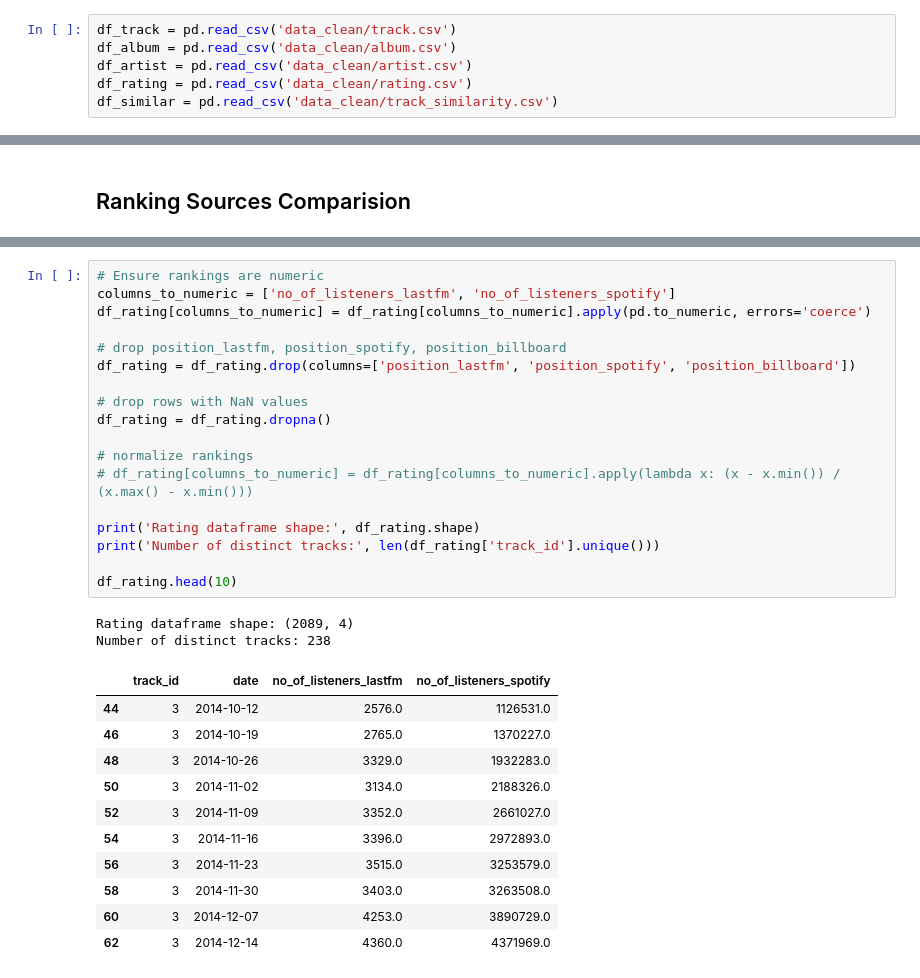
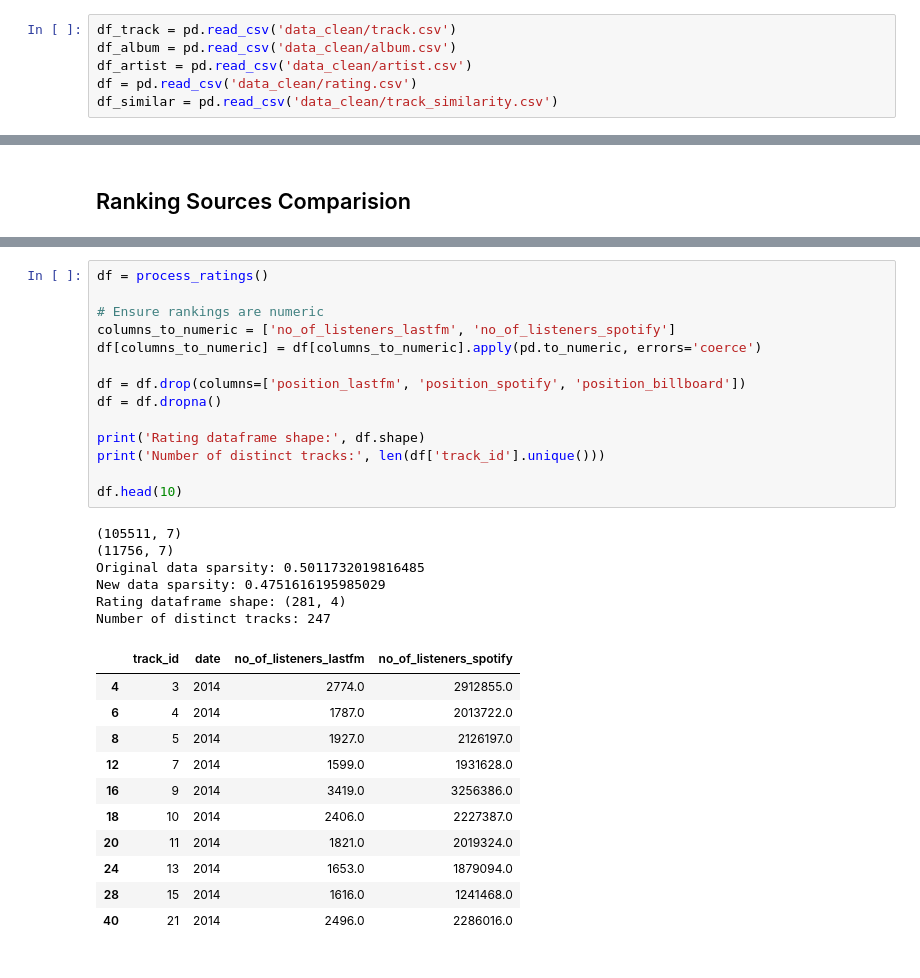
Before and after one commit to m21ark/s_music, a Jupyter notebook: task_1.ipynb, the cells around one changed output, grey strips where cells are left out. Saved outputs shown, nothing was run; the diff lists cells and outputs as text.

```diff
--- a/task_1.ipynb
+++ b/task_1.ipynb
@@ -14,7 +14,7 @@ import seaborn as sns
 df_track = pd.read_csv('data_clean/track.csv')
 df_album = pd.read_csv('data_clean/album.csv')
 df_artist = pd.read_csv('data_clean/artist.csv')
-df_rating = pd.read_csv('data_clean/rating.csv')
+df = pd.read_csv('data_clean/rating.csv')
 df_similar = pd.read_csv('data_clean/track_similarity.csv')
 # %% [markdown]
 ### Functions Definitions
@@ -99,34 +157,34 @@ df_rating.head(10)
 # %%
+df = process_ratings()
+
 # Ensure rankings are numeric
 columns_to_numeric = ['no_of_listeners_lastfm', 'no_of_listeners_spotify']
-df_rating[columns_to_numeric] = df_rating[columns_to_numeric].apply(pd.to_numeric, errors='coerce')
+df[columns_to_numeric] = df[columns_to_numeric].apply(pd.to_numeric, errors='coerce')
 
-# drop position_lastfm, position_spotify, position_billboard
-df_rating = df_rating.drop(columns=['position_lastfm', 'position_spotify', 'position_billboard'])
+df = df.drop(columns=['position_lastfm', 'position_spotify', 'position_billboard'])
+df = df.dropna()
 
-# drop rows with NaN values
-df_rating = df_rating.dropna()
+print('Rating dataframe shape:', df.shape)
+print('Number of distinct tracks:', len(df['track_id'].unique()))
 
-# normalize rankings
-# df_rating[columns_to_numeric] = df_rating[columns_to_numeric].apply(lambda x: (x - x.min()) / (x.max() - x.min()))
-
-print('Rating dataframe shape:', df_rating.shape)
-print('Number of distinct tracks:', len(df_rating['track_id'].unique()))
-
-df_rating.head(10)
+df.head(10)
 # %% [output]
-Rating dataframe shape: (2089, 4)
-Number of distinct tracks: 238
+(105511, 7)
+(11756, 7)
+Original data sparsity: 0.5011732019816485
+New data sparsity: 0.4751616195985029
+Rating dataframe shape: (281, 4)
+Number of distinct tracks: 247
 |  | track_id | date | no_of_listeners_lastfm | no_of_listeners_spotify |
-| 44 | 3 | 2014-10-12 | 2576.0 | 1126531.0 |
-| 46 | 3 | 2014-10-19 | 2765.0 | 1370227.0 |
-| 48 | 3 | 2014-10-26 | 3329.0 | 1932283.0 |
-| 50 | 3 | 2014-11-02 | 3134.0 | 2188326.0 |
-| 52 | 3 | 2014-11-09 | 3352.0 | 2661027.0 |
-| 54 | 3 | 2014-11-16 | 3396.0 | 2972893.0 |
-| 56 | 3 | 2014-11-23 | 3515.0 | 3253579.0 |
-| 58 | 3 | 2014-11-30 | 3403.0 | 3263508.0 |
-| 60 | 3 | 2014-12-07 | 4253.0 | 3890729.0 |
-| 62 | 3 | 2014-12-14 | 4360.0 | 4371969.0 |
+| 4 | 3 | 2014 | 2774.0 | 2912855.0 |
+| 6 | 4 | 2014 | 1787.0 | 2013722.0 |
+| 8 | 5 | 2014 | 1927.0 | 2126197.0 |
+| 12 | 7 | 2014 | 1599.0 | 1931628.0 |
+| 16 | 9 | 2014 | 3419.0 | 3256386.0 |
+| 18 | 10 | 2014 | 2406.0 | 2227387.0 |
+| 20 | 11 | 2014 | 1821.0 | 2019324.0 |
+| 24 | 13 | 2014 | 1653.0 | 1879094.0 |
+| 28 | 15 | 2014 | 1616.0 | 1241468.0 |
+| 40 | 21 | 2014 | 2496.0 | 2286016.0 |
 # %%
 # Compute pairwise Spearman correlations
```
Also changed, not shown: parts of 5 cells of this notebook, 1 other file.
